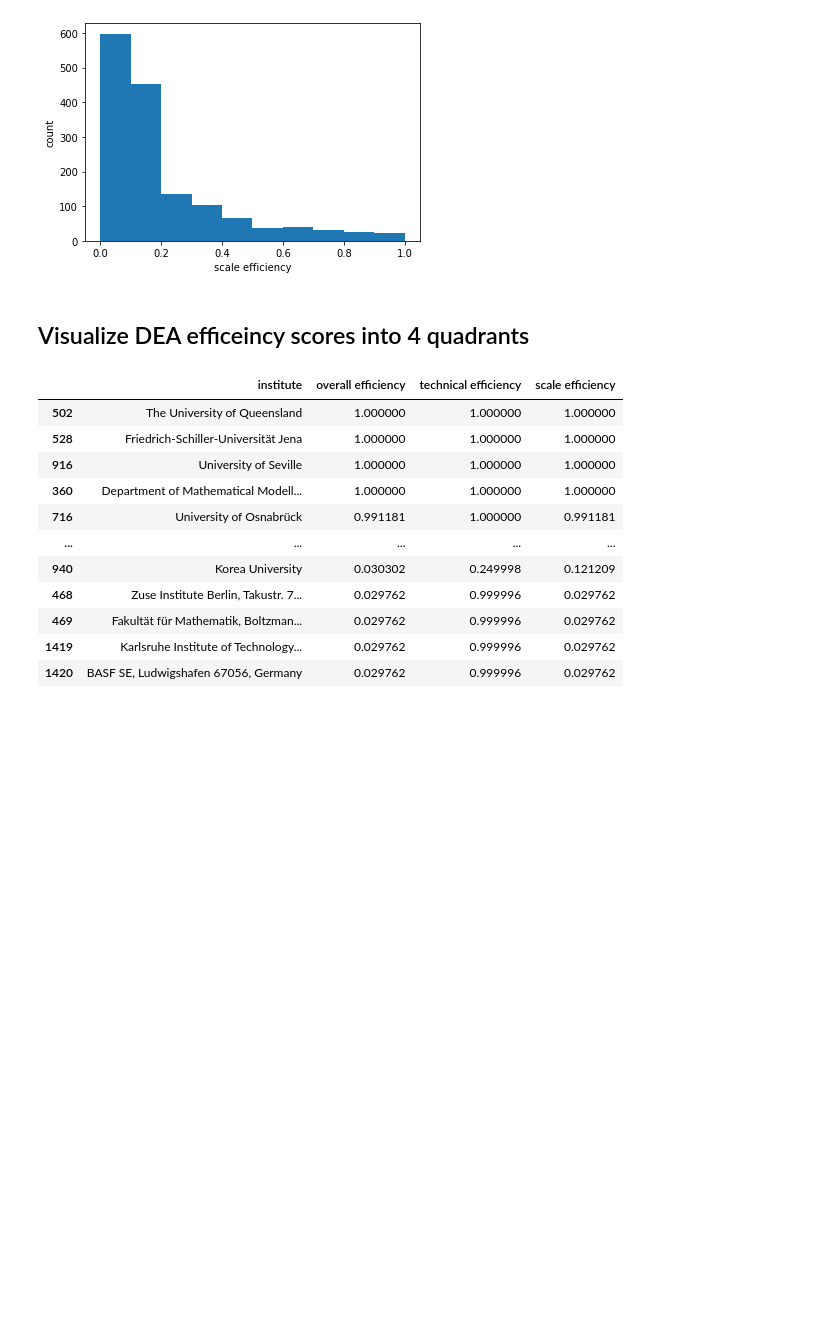
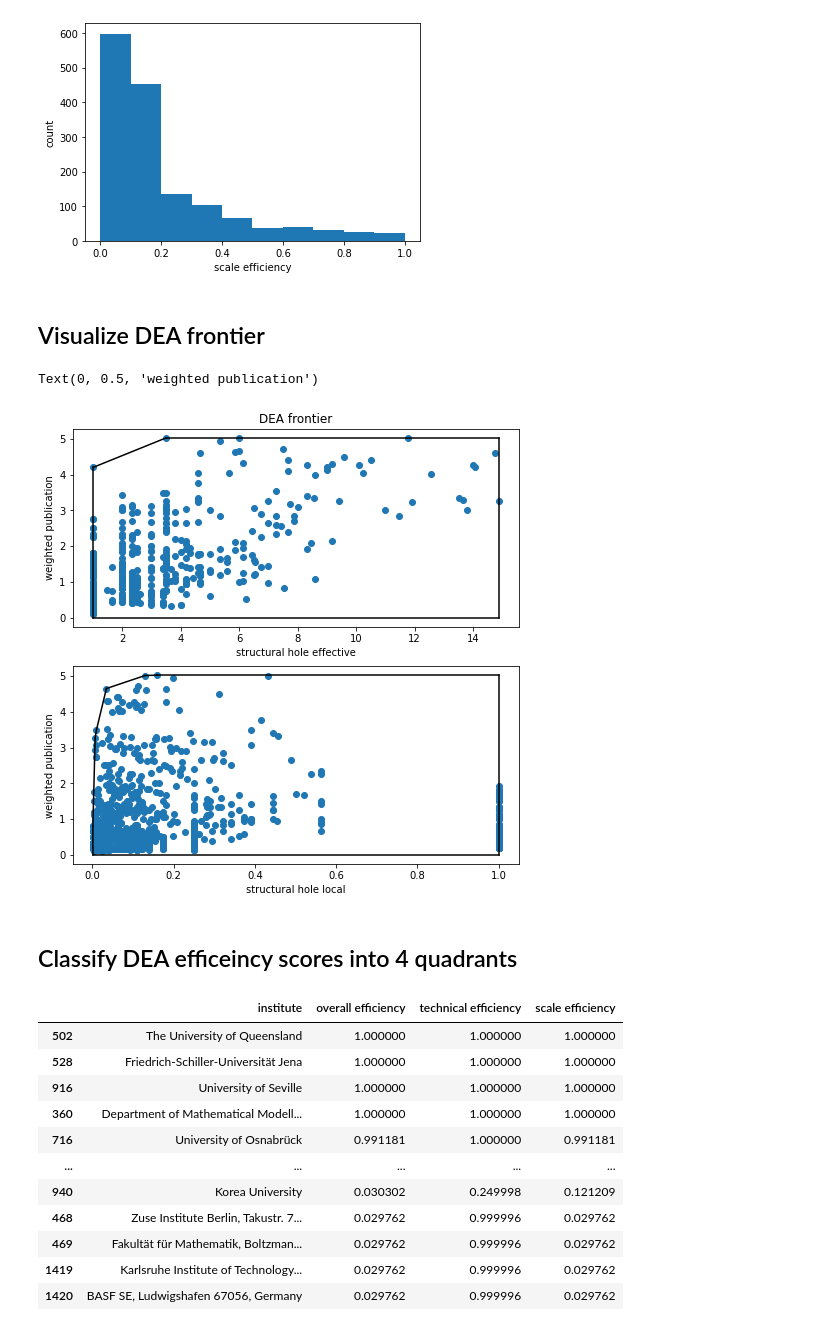
Before and after one commit to PJL-Emily/Data-Envelopment-Analysis-for-Academic-Social-Network-Analysis, a Jupyter notebook: model_dea.ipynb, the cells around one changed output. Drawn from its saved outputs; the diff is of its cells as text; code cells hidden in the pictures; blank space fills up the shorter version.

Commit message:
Visualize DEA frontier

```diff
--- a/model_dea.ipynb
+++ b/model_dea.ipynb
@@ -235,8 +235,40 @@ plt.ylabel('count')
 plt.show()
 # %% [output]
 [figure]
+# %% [markdown]
+## Visualize DEA frontier
+# %%
+import matplotlib.pyplot as plt
+
+fig, ax = plt.subplots(2,figsize=(8,8))
+
+file = file.sort_values(by=['structural hole effective'])
+X, Y = file['structural hole effective'], file['weighted publication']
+ax[0].plot(X, Y, "o", label="Data")
+X = pd.concat([X, pd.Series([max(X), min(X), max(X)])], ignore_index=True)
+Y = pd.concat([Y, pd.Series([max(Y), 0, 0])], ignore_index=True)
+hull_eff = ConvexHull(np.array(list(zip(X, Y))))
+for simplex in hull_eff.simplices:
+    ax[0].plot(X[simplex], Y[simplex], 'k-')
+ax[0].set_xlabel("structural hole effective")
+ax[0].set_ylabel("weighted publication")
+ax[0].set_title('DEA frontier')
+
+file = file.sort_values(by=['structural hole local'])
+X, Y = file['structural hole local'], file['weighted publication']
+ax[1].plot(X, Y, "o", label="Data")
+X = pd.concat([X, pd.Series([max(X), min(X), max(X)])], ignore_index=True)
+Y = pd.concat([Y, pd.Series([max(Y), 0, 0])], ignore_index=True)
+hull_loc = ConvexHull(np.array(list(zip(X, Y))))
+for simplex in hull_loc.simplices:
+    ax[1].plot(X[simplex], Y[simplex], 'k-')
+ax[1].set_xlabel("structural hole local")
+ax[1].set_ylabel("weighted publication")
+# %% [output]
+Text(0, 0.5, 'weighted publication')
+[figure, added]
 # %% [markdown]
-## Visualize  DEA efficeincy scores into 4 quadrants
+## Classify DEA efficeincy scores into 4 quadrants
 # %%
 df = pd.read_csv('data/result.csv').rename(columns={'Unnamed: 0': 'institute'})
 df.sort_values(by='overall efficiency', ascending=False)
```
